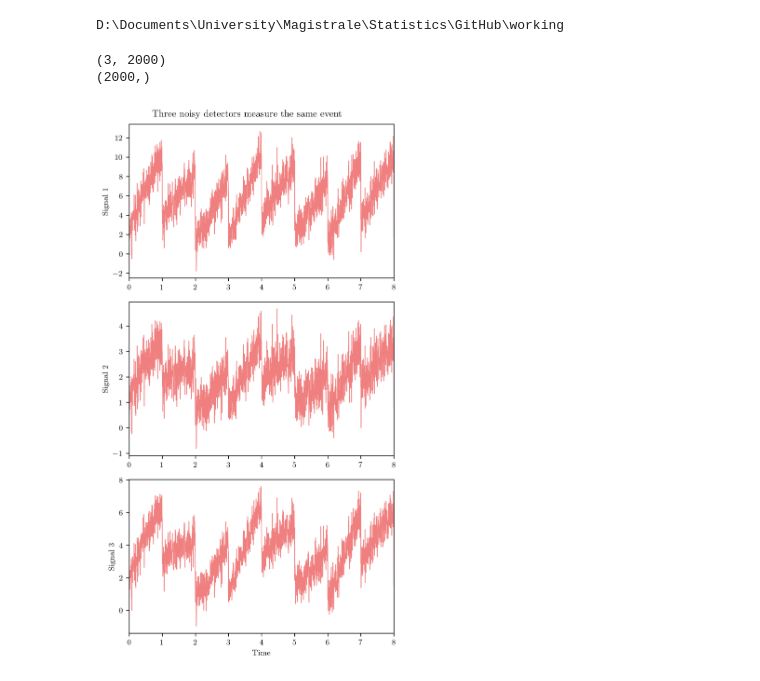
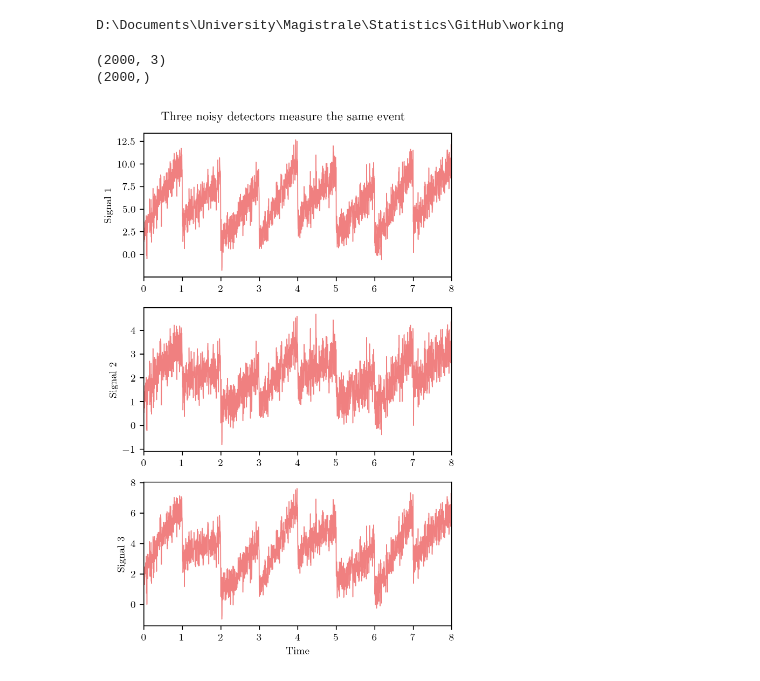
Before and after one commit to Andrea-Pierini/astrostatistics_bicocca_2022-1, a Jupyter notebook: lectures/L15.ipynb, the cells around one changed output. Cells and saved outputs as stored; diff of their text form; code cells hidden in the pictures.

```diff
--- a/lectures/L15.ipynb
+++ b/lectures/L15.ipynb
@@ -53,33 +53,33 @@ D:\Documents\University\Magistrale\Statistics\GitHub\working
 # Load data
 #-------------------------------------------------------------------------
 
-signal = np.load('noisydetector.npy').T
+signal = np.load('noisydetector.npy')
 print(signal.shape)
 
 # the x_axis wasn't included in "noisydetector.npy" but it's part of the exercise
-time = np.linspace(0, 8, signal.shape[1])
+time = np.linspace(0, 8, signal.shape[0])
 print(time.shape)
 
 #-------------------------------------------------------------------------
 # %% [output]
-(3, 2000)
+(2000, 3)
 (2000,)
 # %%
 #-------------------------------------------------------------------------
 # plot the three measured noisy signals
 #-------------------------------------------------------------------------
 
-fig, ax = plt.subplots(3,1,figsize=(5,9))
+fig, ax = plt.subplots(3,1,figsize=(4.5,7))
 ax = ax.reshape(3)
 
 for i in range(3):
     ax[i].set_xlim(0,8)
-    ax[i].plot(time, signal[i,:], color='lightcoral', lw=0.85)
+    ax[i].plot(time, signal[:,i], color='lightcoral', lw=0.85)
     ax[i].set_ylabel('Signal {:d}'.format(i+1))
 ax[-1].set_xlabel('Time')
 fig.suptitle('Three noisy detectors measure the same event')
 fig.tight_layout()
 
 #-------------------------------------------------------------------------
 # %% [output]
-[figure, old version]
+[figure, new version]
```
Also changed, not shown: parts of 11 cells of this notebook, 2 other files.
